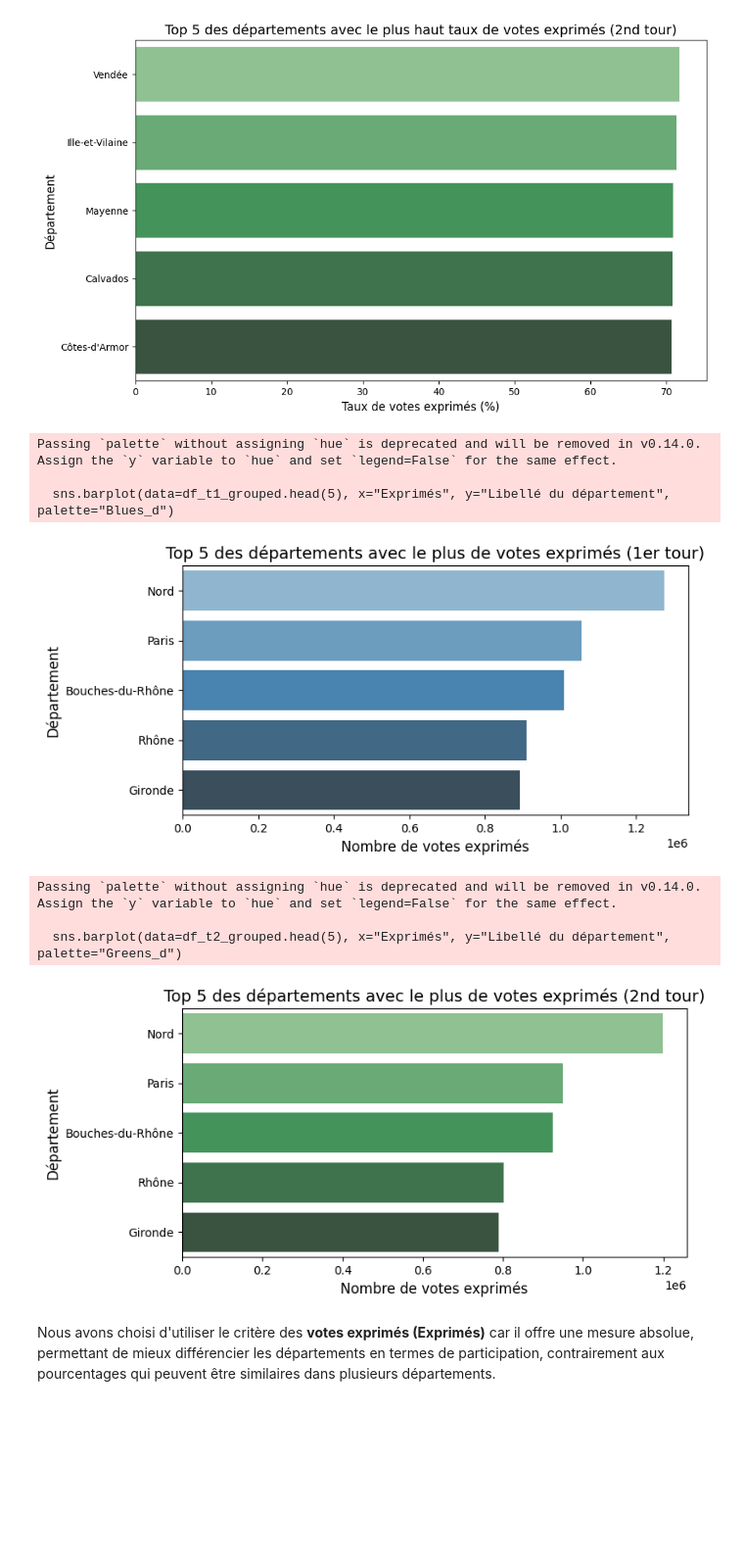
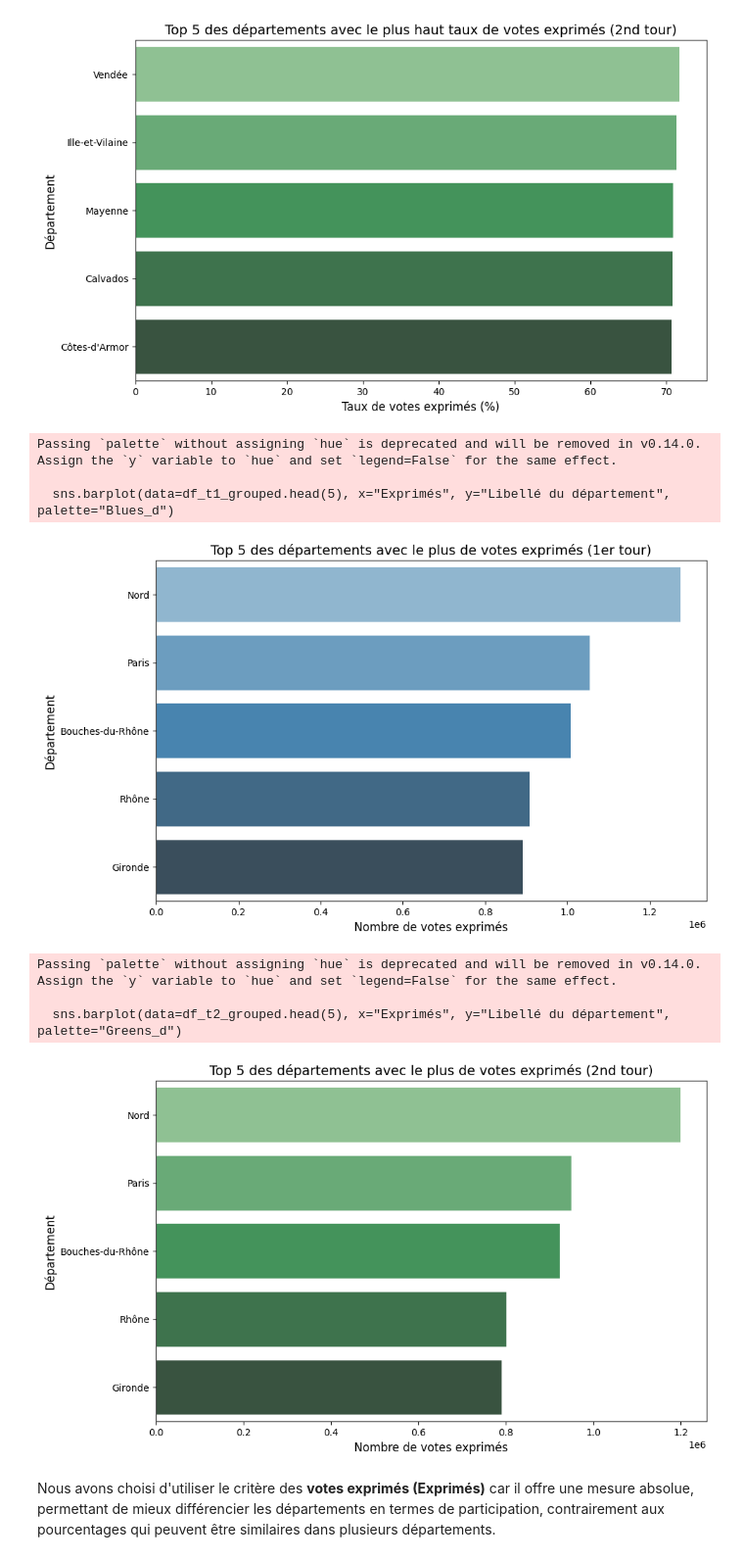
Before and after one commit to Cylia-845/Big_Data_Python, a Jupyter notebook: Choix_de_la_zone_géographie.ipynb, the cells around one changed output. Shown at 98% size. Cells and saved outputs as stored; diff of their text form; code cells hidden in the pictures; blank space fills up the shorter version.

```diff
--- a/Choix_de_la_zone_géographie.ipynb
+++ b/Choix_de_la_zone_géographie.ipynb
@@ -342,34 +342,34 @@ Passing `palette` without assigning `hue` is deprecated and will be removed in v
 # %%
 # Trier les données par votes exprimés (ordre décroissant)
 df_t1_grouped = df_t1.sort_values(by="Exprimés", ascending=False)
 df_t2_grouped = df_t2.sort_values(by="Exprimés", ascending=False)
 
 # Graphique pour le premier tour
-plt.figure(figsize=(8, 4))
+plt.figure(figsize=(10, 6))
 sns.barplot(data=df_t1_grouped.head(5), x="Exprimés", y="Libellé du département", palette="Blues_d")
 plt.title("Top 5 des départements avec le plus de votes exprimés (1er tour)", fontsize=14)
 plt.xlabel("Nombre de votes exprimés", fontsize=12)
 plt.ylabel("Département", fontsize=12)
 plt.tight_layout()
 plt.show()
 
 # Graphique pour le second tour
-plt.figure(figsize=(8, 4))
+plt.figure(figsize=(10, 6))
 sns.barplot(data=df_t2_grouped.head(5), x="Exprimés", y="Libellé du département", palette="Greens_d")
 plt.title("Top 5 des départements avec le plus de votes exprimés (2nd tour)", fontsize=14)
 plt.xlabel("Nombre de votes exprimés", fontsize=12)
 plt.ylabel("Département", fontsize=12)
 plt.tight_layout()
 plt.show()
 # %% [output]
 Passing `palette` without assigning `hue` is deprecated and will be removed in v0.14.0. Assign the `y` variable to `hue` and set `legend=False` for the same effect.
 
   sns.barplot(data=df_t1_grouped.head(5), x="Exprimés", y="Libellé du département", palette="Blues_d")
-[figure, old version]
+[figure, new version]
 Passing `palette` without assigning `hue` is deprecated and will be removed in v0.14.0. Assign the `y` variable to `hue` and set `legend=False` for the same effect.
 
   sns.barplot(data=df_t2_grouped.head(5), x="Exprimés", y="Libellé du département", palette="Greens_d")
-[figure, old version]
+[figure, new version]
 # %% [markdown]
 Nous avons choisi d'utiliser le critère des **votes exprimés (Exprimés)** car il offre une mesure absolue, permettant de mieux différencier les départements en termes de participation, contrairement aux pourcentages qui peuvent être similaires dans plusieurs départements.
 # %% [markdown]
```
Also changed, not shown: parts of 5 cells of this notebook.
